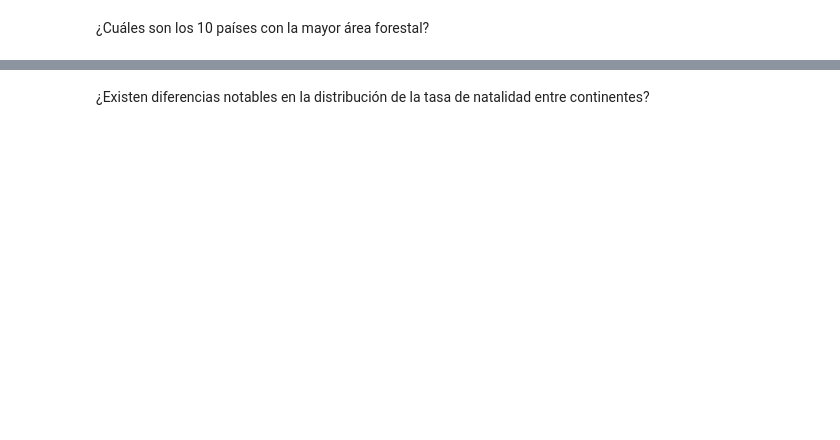
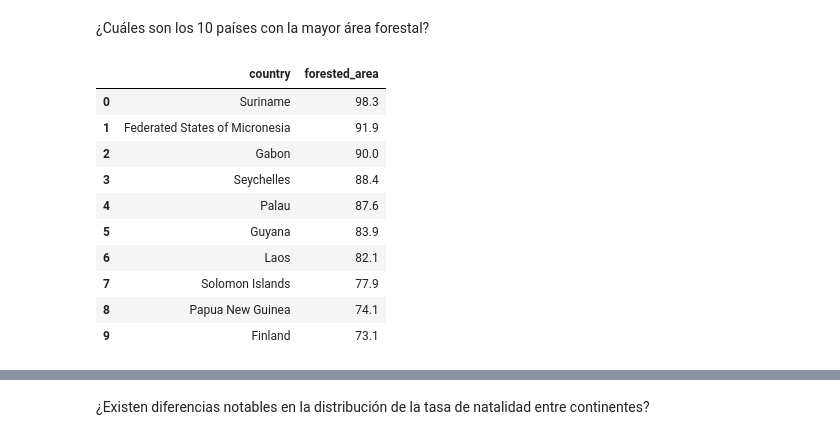
Before and after one commit to karinem0/promoG-modulo3-sprint2-pairprogramming-Johanna-Karine, a Jupyter notebook: 1. Visualización_pair_programming.ipynb, the cells around one changed output, grey strips where cells are left out. Saved outputs shown, nothing was run; the diff lists cells and outputs as text; code cells hidden in the pictures; blank space fills up the shorter version.

```diff
--- a/1. Visualización_pair_programming.ipynb
+++ b/1. Visualización_pair_programming.ipynb
@@ -182,3 +267,23 @@ print(df.to_string())
 # %% [markdown]
 
 ¿Cuáles son los 10 países con la mayor área forestal?
+# %%
+# Agrupamos por países y sacamos los países con mayor area forestal y lo ordenamos de mayor a menor
+paises = df.groupby("country")["forested_area"].max().sort_values(ascending=False)
+paises = paises.reset_index()
+
+# Sacamos sólo 10 países solicitados
+top_10paises = paises.head(10)
+top_10paises
+# %% [output]
+|  | country | forested_area |
+| 0 | Suriname | 98.3 |
+| 1 | Federated States of Micronesia | 91.9 |
+| 2 | Gabon | 90.0 |
+| 3 | Seychelles | 88.4 |
+| 4 | Palau | 87.6 |
+| 5 | Guyana | 83.9 |
+| 6 | Laos | 82.1 |
+| 7 | Solomon Islands | 77.9 |
+| 8 | Papua New Guinea | 74.1 |
+| 9 | Finland | 73.1 |
```
Also changed, not shown: parts of 9 cells of this notebook.
